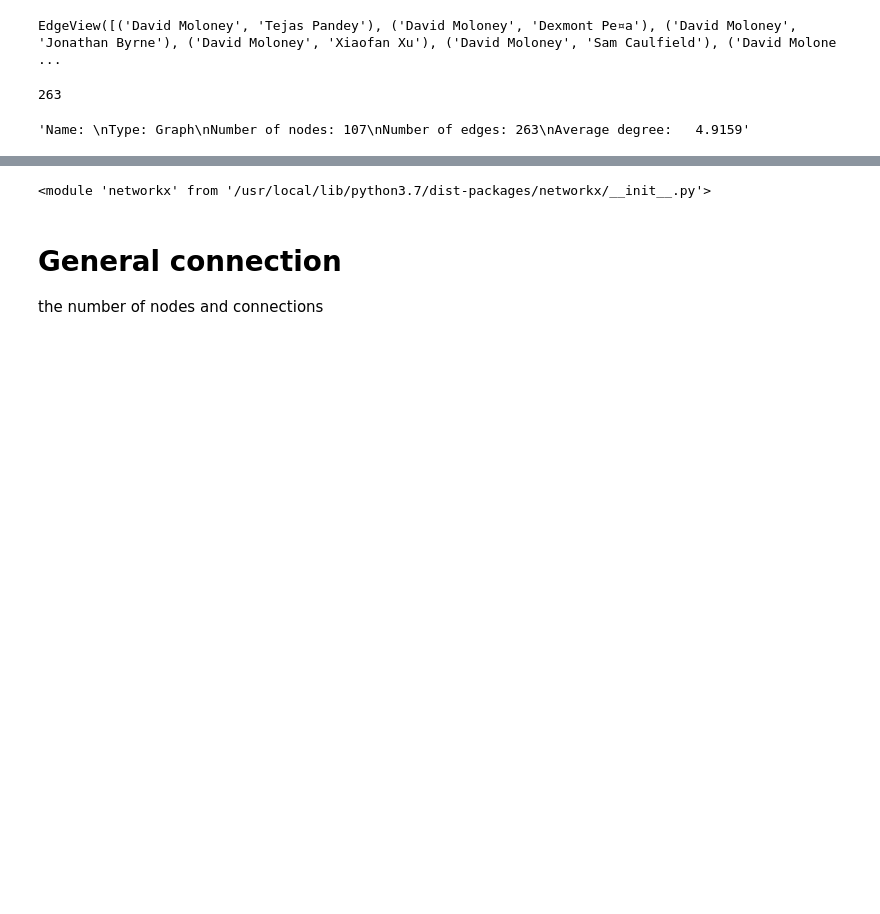
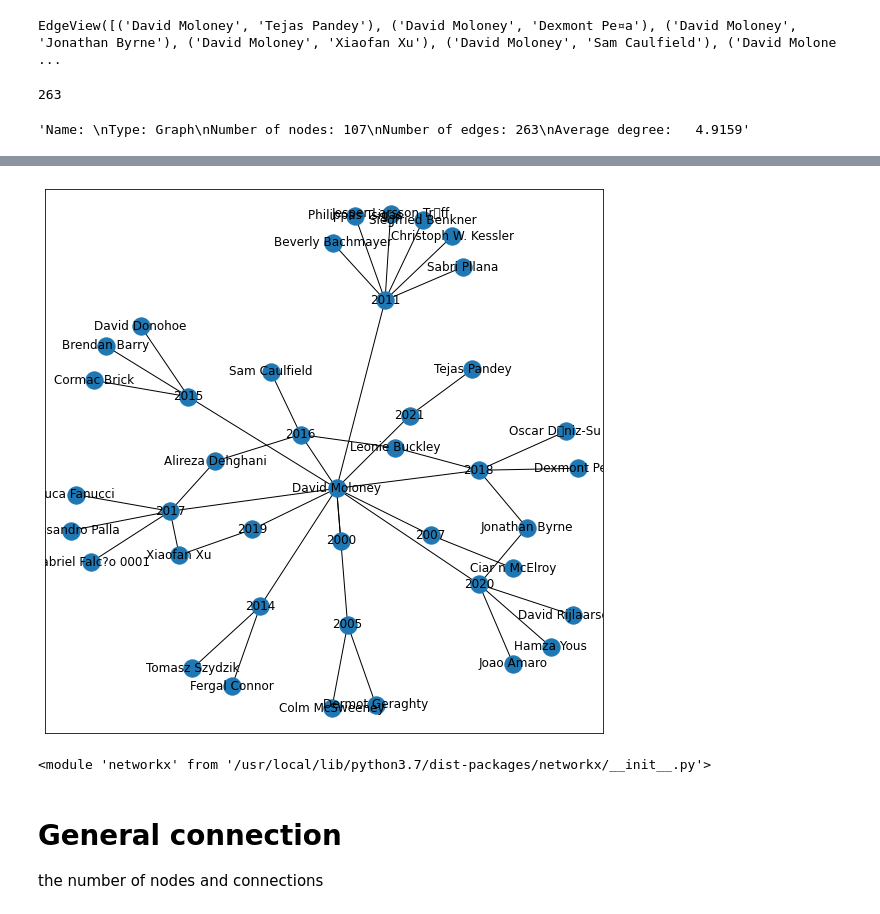
Before and after one commit to anturex2016/data_analytics2021, a Jupyter notebook: working_with_networkx.ipynb, the cells around one changed output, grey strips where cells are left out. Drawn from its saved outputs; the diff is of its cells as text; code cells hidden in the pictures; blank space fills up the shorter version.

```diff
--- a/working_with_networkx.ipynb
+++ b/working_with_networkx.ipynb
@@ -63,3 +79,9 @@ ptl.show()
+# %%
+ptl.figure(figsize=(10,10))
+nx.draw_networkx(co_graph2)
+ptl.show()
+# %% [output]
+[figure, added]
 # %%
 nx
 # %% [output]
```
Also changed, not shown: parts of 11 cells of this notebook.
